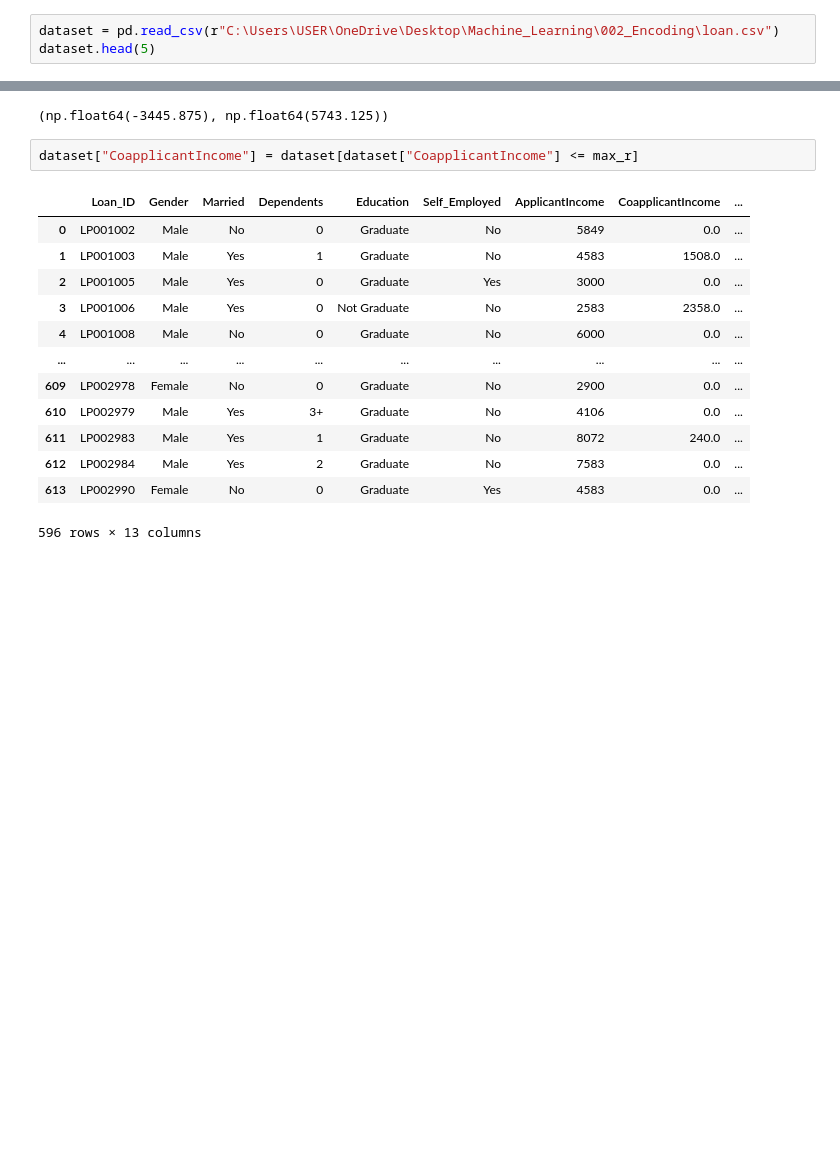
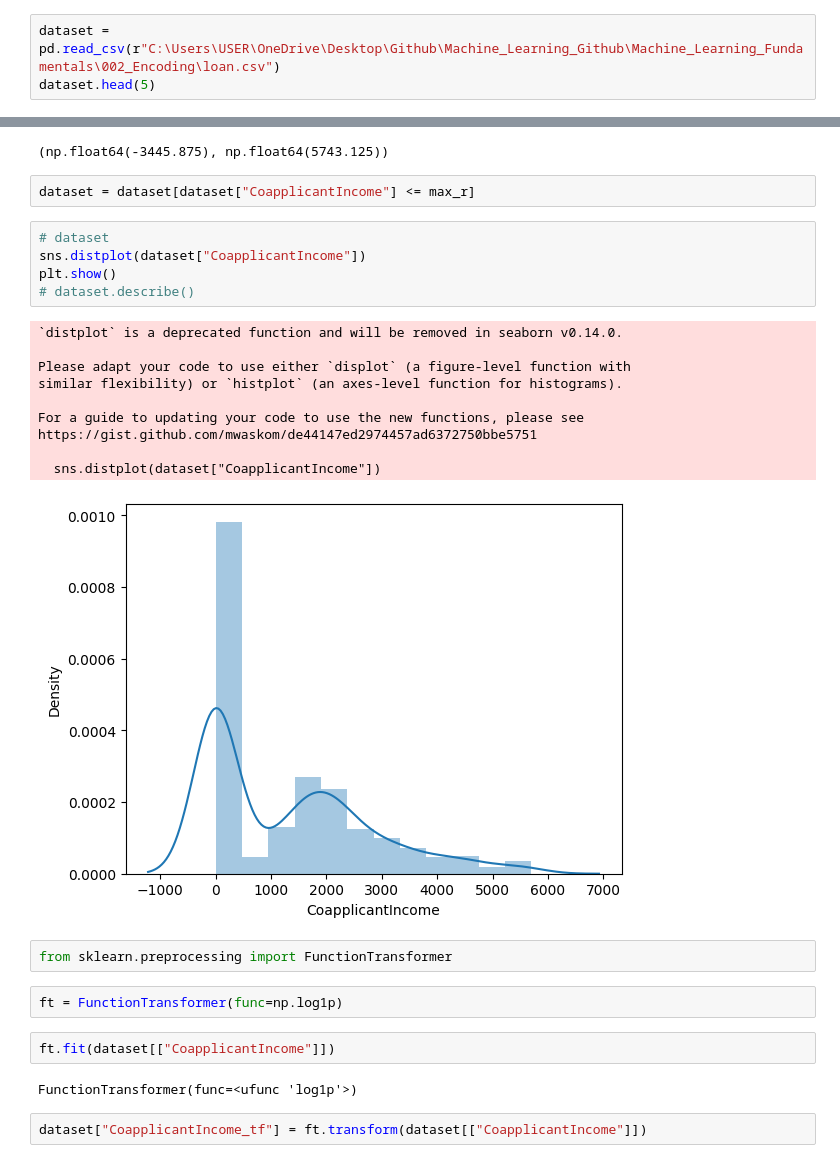
Before and after one commit to kumartusha/Machine_Learning_Fundamentals, a Jupyter notebook: 007_function_transformation/function_transformation.ipynb, the cells around one changed output, grey strips where cells are left out. Saved outputs shown, nothing was run; the diff lists cells and outputs as text; blank space fills up the shorter version.

Commit message:
machine-learning-work

```diff
--- a/007_function_transformation/function_transformation.ipynb
+++ b/007_function_transformation/function_transformation.ipynb
@@ -4,7 +4,7 @@ import numpy as np
 import matplotlib.pyplot as plt
 import seaborn as sns
 # %%
-dataset = pd.read_csv(r"C:\Users\USER\OneDrive\Desktop\Machine_Learning\002_Encoding\loan.csv")
+dataset = pd.read_csv(r"C:\Users\USER\OneDrive\Desktop\Github\Machine_Learning_Github\Machine_Learning_Fundamentals\002_Encoding\loan.csv")
 dataset.head(5)
 # %% [output]
 |  | Loan_ID | Gender | Married | Dependents | Education | Self_Employed | ApplicantIncome | CoapplicantIncome | ... |
@@ -56,18 +56,30 @@ min_r, max_r
 # %% [output]
 (np.float64(-3445.875), np.float64(5743.125))
 # %%
-dataset["CoapplicantIncome"] = dataset[dataset["CoapplicantIncome"] <= max_r]
+dataset = dataset[dataset["CoapplicantIncome"] <= max_r]
-# %% [output]
-|  | Loan_ID | Gender | Married | Dependents | Education | Self_Employed | ApplicantIncome | CoapplicantIncome | ... |
-| 0 | LP001002 | Male | No | 0 | Graduate | No | 5849 | 0.0 | ... |
-| 1 | LP001003 | Male | Yes | 1 | Graduate | No | 4583 | 1508.0 | ... |
-| 2 | LP001005 | Male | Yes | 0 | Graduate | Yes | 3000 | 0.0 | ... |
-| 3 | LP001006 | Male | Yes | 0 | Not Graduate | No | 2583 | 2358.0 | ... |
-| 4 | LP001008 | Male | No | 0 | Graduate | No | 6000 | 0.0 | ... |
-| ... | ... | ... | ... | ... | ... | ... | ... | ... | ... |
-| 609 | LP002978 | Female | No | 0 | Graduate | No | 2900 | 0.0 | ... |
-| 610 | LP002979 | Male | Yes | 3+ | Graduate | No | 4106 | 0.0 | ... |
-| 611 | LP002983 | Male | Yes | 1 | Graduate | No | 8072 | 240.0 | ... |
-| 612 | LP002984 | Male | Yes | 2 | Graduate | No | 7583 | 0.0 | ... |
-| 613 | LP002990 | Female | No | 0 | Graduate | Yes | 4583 | 0.0 | ... |
-596 rows × 13 columns
+# %%
+# dataset
+sns.distplot(dataset["CoapplicantIncome"])
+plt.show()
+# dataset.describe()
+# %% [output]
+`distplot` is a deprecated function and will be removed in seaborn v0.14.0.
+
+Please adapt your code to use either `displot` (a figure-level function with
+similar flexibility) or `histplot` (an axes-level function for histograms).
+
+For a guide to updating your code to use the new functions, please see
+https://gist.github.com/mwaskom/de44147ed2974457ad6372750bbe5751
+
+  sns.distplot(dataset["CoapplicantIncome"])
+[figure, added]
+# %%
+from sklearn.preprocessing import FunctionTransformer
+# %%
+ft = FunctionTransformer(func=np.log1p)
+# %%
+ft.fit(dataset[["CoapplicantIncome"]])
+# %% [output]
+FunctionTransformer(func=<ufunc 'log1p'>)
+# %%
+dataset["CoapplicantIncome_tf"] = ft.transform(dataset[["CoapplicantIncome"]])
```
Also changed, not shown: parts of 1 cell of this notebook, 7 other files.
